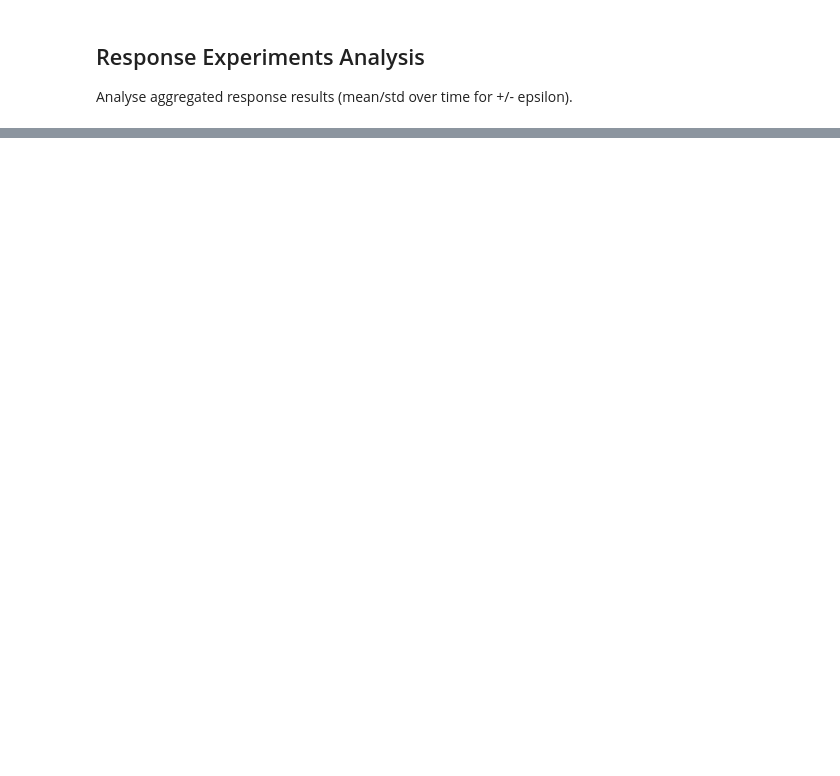
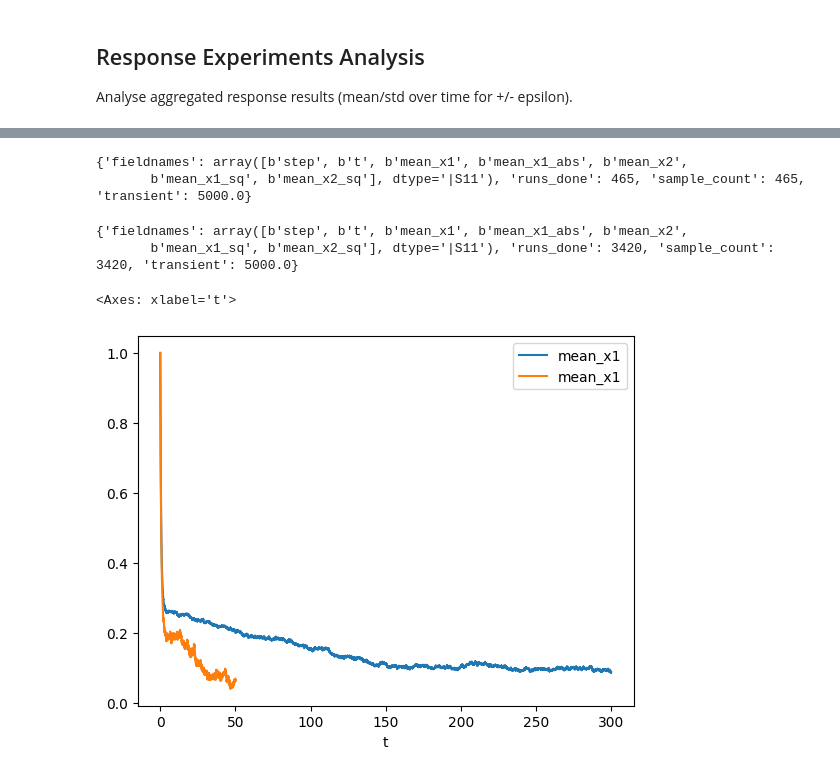
Before and after one commit to niccozagli/Dynamical_Systems_Networks, a Jupyter notebook: notebooks/prototyping/prototyping_data_analysis.ipynb, the cells around one changed output, grey strips where cells are left out. Cells and saved outputs as stored; diff of their text form; code cells hidden in the pictures; blank space fills up the shorter version.

```diff
--- a/notebooks/prototyping/prototyping_data_analysis.ipynb
+++ b/notebooks/prototyping/prototyping_data_analysis.ipynb
@@ -240,0 +257,61 @@ Analyse aggregated response results (mean/std over time for +/- epsilon).
+# %%
+repo_root = find_repo_root()
+sim_output_dir = repo_root / "results/linear_response/poisson/critical/perturbed_runs/n1000/graph_0001/response"
+aggregate_path = sim_output_dir / 'aggregate.h5'
+
+config = read_config(sim_output_dir / "config_used.json")
+h5f = h5py.File(aggregate_path,"r",swmr=True)
+
+df_plus = h5f["mean_plus"][...]
+df_minus = h5f["mean_minus"][...]
+field_attr = h5f.attrs.get("fieldnames")
+fieldnames = [s.decode("utf-8") for s in np.asarray(field_attr).tolist()]
+print(dict(h5f.attrs))
+h5f.close()
+
+df_plus = pd.DataFrame(df_plus,columns=fieldnames)
+df_minus = pd.DataFrame(df_minus,columns=fieldnames)
+epsilon = config.get("perturbation").get("epsilon")
+
+df_response = (df_plus - df_minus) / (2*epsilon)
+df_response['t'] = df_plus["t"]
+
+df_quad = (df_plus + df_minus) / (2*epsilon**2)
+df_quad['t'] = df_plus["t"]
+# %% [output]
+{'fieldnames': array([b'step', b't', b'mean_x1', b'mean_x1_abs', b'mean_x2',
+       b'mean_x1_sq', b'mean_x2_sq'], dtype='|S11'), 'runs_done': 465, 'sample_count': 465, 'transient': 5000.0}
+# %%
+repo_root = find_repo_root()
+sim_output_dir = repo_root / "results/linear_response/poisson/far/perturbed_runs/n1000/graph_0001/response"
+aggregate_path = sim_output_dir / 'aggregate.h5'
+
+config = read_config(sim_output_dir / "config_used.json")
+h5f = h5py.File(aggregate_path,"r",swmr=True)
+
+df_plus = h5f["mean_plus"][...]
+df_minus = h5f["mean_minus"][...]
+field_attr = h5f.attrs.get("fieldnames")
+fieldnames = [s.decode("utf-8") for s in np.asarray(field_attr).tolist()]
+print(dict(h5f.attrs))
+h5f.close()
+
+df_plus = pd.DataFrame(df_plus,columns=fieldnames)
+df_minus = pd.DataFrame(df_minus,columns=fieldnames)
+epsilon = config.get("perturbation").get("epsilon")
+
+df_response2 = (df_plus - df_minus) / (2*epsilon)
+df_response2['t'] = df_plus["t"]
+
+df_quad2 = (df_plus + df_minus) / (2*epsilon**2)
+df_quad2['t'] = df_plus["t"]
+# %% [output]
+{'fieldnames': array([b'step', b't', b'mean_x1', b'mean_x1_abs', b'mean_x2',
+       b'mean_x1_sq', b'mean_x2_sq'], dtype='|S11'), 'runs_done': 3420, 'sample_count': 3420, 'transient': 5000.0}
+# %%
+fig, ax = plt.subplots()
+df_response.plot(x="t",y="mean_x1",ax=ax)
+df_response2.plot(x="t",y="mean_x1",ax=ax)
+# %% [output]
+<Axes: xlabel='t'>
+[figure, added]
```
Also changed, not shown: parts of 6 cells of this notebook, 18 other files.
